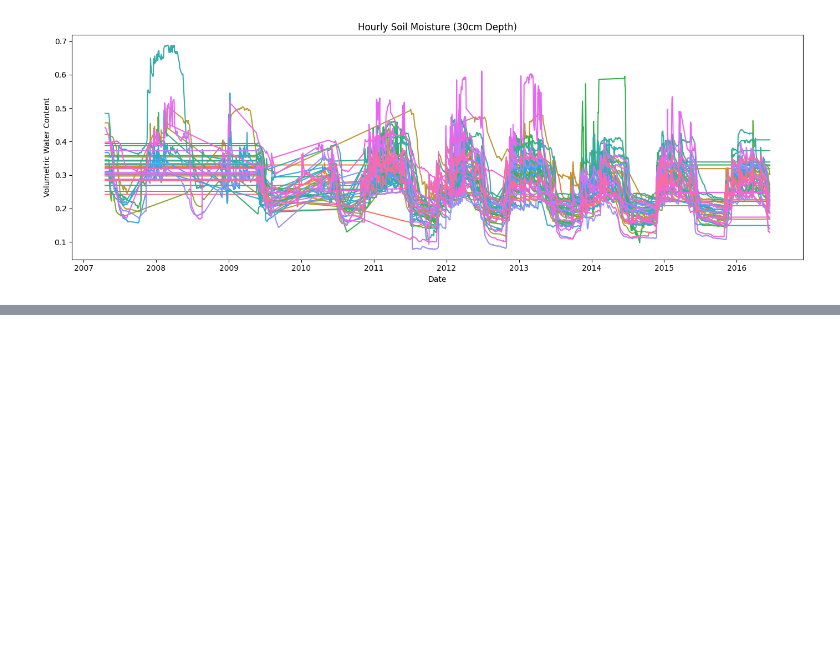
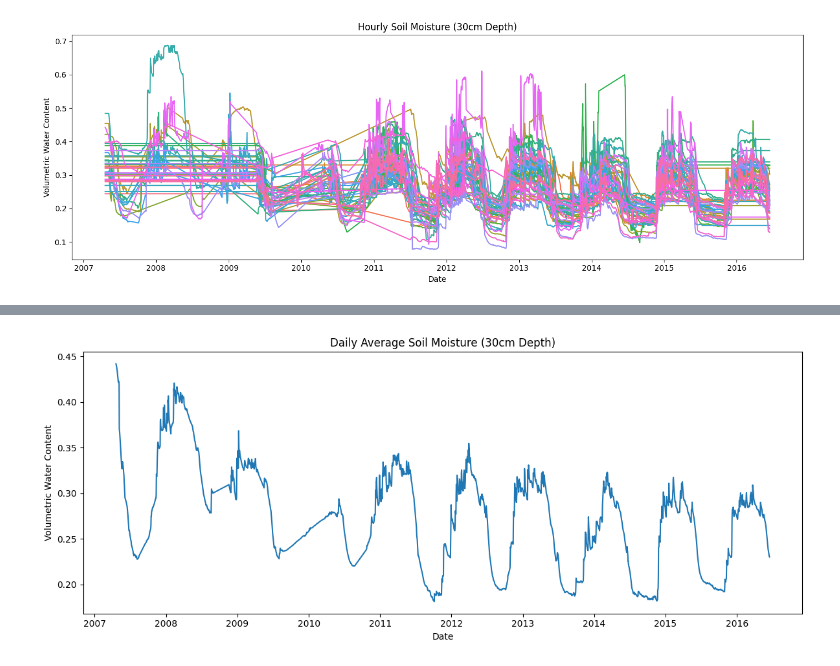
Before and after one commit to SamikshKodgire/AAI530_IntelligentWaterManagementInAgriculture, a Jupyter notebook: Project_AAI530_Sam_EDA.ipynb, the cells around one changed output, grey strips where cells are left out. Saved outputs shown, nothing was run; the diff lists cells and outputs as text; code cells hidden in the pictures; blank space fills up the shorter version.

```diff
--- a/Project_AAI530_Sam_EDA.ipynb
+++ b/Project_AAI530_Sam_EDA.ipynb
@@ -293,0 +296,16 @@ Result:
+# %%
+daily_mean = (
+    daily_df
+    .groupby("Date", as_index=False)["VW_30cm"]
+    .mean()
+)
+
+plt.figure(figsize=(12,5))
+sns.lineplot(data=daily_mean, x="Date", y="VW_30cm")
+plt.title("Daily Average Soil Moisture (30cm Depth)")
+plt.xlabel("Date")
+plt.ylabel("Volumetric Water Content")
+plt.tight_layout()
+plt.show()
+# %% [output]
+[figure, added]
```
Also changed, not shown: parts of 35 cells of this notebook.
